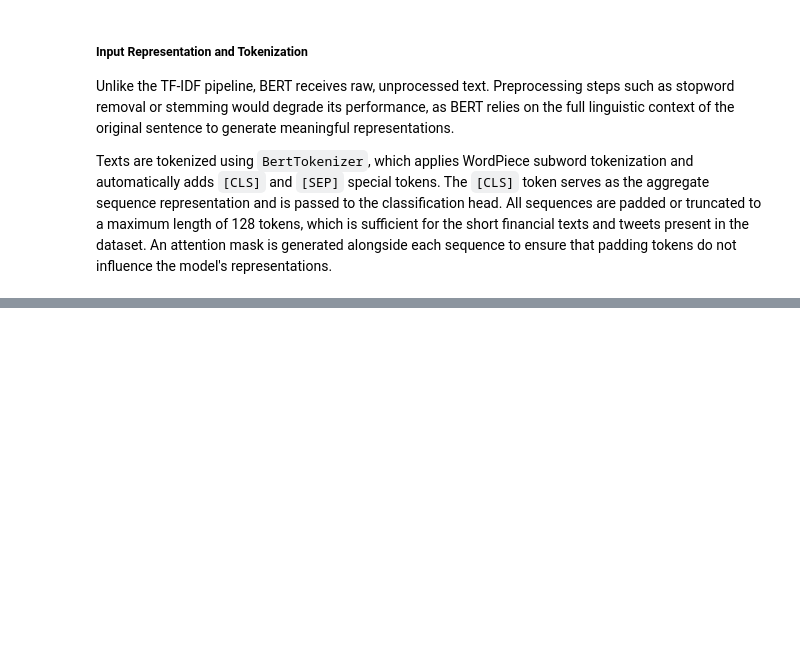
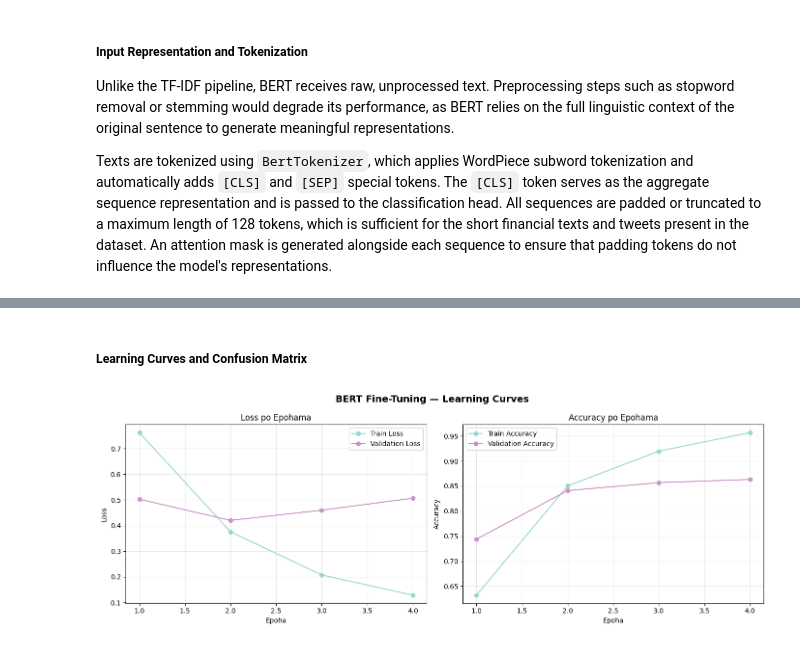
Before and after one commit to gaga1307/nlp_stock_market, a Jupyter notebook: 01_sentiment_analysis.ipynb, the cells around one changed output, grey strips where cells are left out. Saved outputs shown, nothing was run; the diff lists cells and outputs as text; code cells hidden in the pictures; blank space fills up the shorter version.

```diff
--- a/01_sentiment_analysis.ipynb
+++ b/01_sentiment_analysis.ipynb
@@ -1149,12 +1202,11 @@ test_dataset  = SentimentDataset(test_encodings,  test_labels)
 # %%
-# DataLoader splits the dataset into batches of size BATCH_SIZE.
-# shuffle=True randomizes the order of training examples at each epoch
-# to prevent the model from learning patterns based on sample ordering.
-# shuffle=False for the test set to preserve alignment between predictions and true labels
-
+# shuffle=True randomizes the order of training examples at each epoch to prevent the model from learning patterns based on sample ordering.
+# shuffle=False for validation and test sets to preserve alignment between predictions and true labels
 train_loader = DataLoader(train_dataset, batch_size=BATCH_SIZE, shuffle=True)
+val_loader   = DataLoader(val_dataset, batch_size=BATCH_SIZE, shuffle=False)
 test_loader  = DataLoader(test_dataset,  batch_size=BATCH_SIZE, shuffle=False)
 
-print(f"\nTrain batches: {len(train_loader)}")
+print(f"Train batches: {len(train_loader)}")
+print(f"Validation batches: {len(val_loader)}")
 print(f"Test batches:  {len(test_loader)}")
 # %% [output]
@@ -1271,6 +1320,6 @@ Warmup koraka:  168
 # %%
 def train_epoch(model, loader, optimizer, scheduler, loss_fn):
-    """One epochs — reutrns average loss i accuracy."""
+    """One training epoch — reutrns average loss i accuracy."""
     model.train()
     total_loss, correct, total = 0, 0, 0
 
@@ -1303,7 +1352,7 @@ def train_epoch(model, loader, optimizer, scheduler, loss_fn):
     return total_loss / len(loader), correct / total
 # %%
 def evaluate(model, loader, loss_fn):
-    """Evaluation on test set — returns loss, accuracy, prediction."""
+    """Evaluation on evaluation set — returns loss, accuracy, prediction."""
     model.eval()
     total_loss, correct, total = 0, 0, 0
     all_preds, all_labels      = [], []
@@ -1335,7 +1384,7 @@ Folderi kreirani!
 # %%
 history = {
-    'train_loss': [], 'train_acc': [],
-    'test_loss':  [], 'test_acc':  []
+    "train_loss": [], "train_acc": [],
+    "val_loss": [], "val_acc": []
 }
 
 best_f1    = 0.0
@@ -1348,21 +1397,19 @@ for epoch in range(1, EPOCHS + 1):
     train_loss, train_acc = train_epoch(
         model, train_loader, optimizer, scheduler, loss_fn
     )
-    test_loss, test_acc, test_preds, test_true = evaluate(
-        model, test_loader, loss_fn
+    val_loss, val_acc, val_preds, val_true = evaluate(
+        model, val_loader, loss_fn
     )
 
     history['train_loss'].append(train_loss)
     history['train_acc'].append(train_acc)
-    history['test_loss'].append(test_loss)
-    history['test_acc'].append(test_acc)
+    history["val_loss"].append(val_loss)
+    history["val_acc"].append(val_acc)
 
-
-    from sklearn.metrics import f1_score
-    current_f1 = f1_score(test_true, test_preds, average='macro')
+    current_f1 = f1_score(val_true, val_preds, average="macro")
 
     print(f"\nTrain Loss: {train_loss:.4f} | Train Acc: {train_acc:.4f}")
-    print(f"Test  Loss: {test_loss:.4f} | Test  Acc: {test_acc:.4f}")
+    print(f"Validation Loss: {val_loss:.4f} | Validation  Acc: {val_acc:.4f}")
     print(f"Macro F1:   {current_f1:.4f}")
 
     # Save best model
@@ -1414,31 +1477,35 @@ print(classification_report(
+# %% [markdown]
+##### Learning Curves and Confusion Matrix
 # %%
 fig, axes = plt.subplots(1, 2, figsize=(14, 5))
 
 epochs_range = range(1, EPOCHS + 1)
 
 # Loss
-axes[0].plot(epochs_range, history['train_loss'], 'o-', label='Train Loss')
-axes[0].plot(epochs_range, history['test_loss'],  'o-', label='Test Loss')
+axes[0].plot(epochs_range, history['train_loss'], 'o-', label='Train Loss',color="#99d8c9")
+axes[0].plot(epochs_range, history['val_loss'], 'o-', label='Validation Loss',color='#c994c7')
 axes[0].set_title('Loss po Epohama')
 axes[0].set_xlabel('Epoha')
 axes[0].set_ylabel('Loss')
 axes[0].legend()
 axes[0].grid(True, alpha=0.3)
 
 # Accuracy
-axes[1].plot(epochs_range, history['train_acc'], 'o-', label='Train Accuracy')
-axes[1].plot(epochs_range, history['test_acc'],  'o-', label='Test Accuracy')
+axes[1].plot(epochs_range, history['train_acc'], 'o-', label='Train Accuracy',color="#99d8c9")
+axes[1].plot(epochs_range, history['val_acc'],  'o-', label='Validation Accuracy',color='#c994c7')
 axes[1].set_title('Accuracy po Epohama')
 axes[1].set_xlabel('Epoha')
 axes[1].set_ylabel('Accuracy')
 axes[1].legend()
 axes[1].grid(True, alpha=0.3)
 
 plt.suptitle('BERT Fine-Tuning — Learning Curves', fontsize=14, fontweight='bold')
 plt.tight_layout()
 plt.savefig('/content/drive/MyDrive/diplomski/plots/bert_learning_curves.png',
             dpi=150, bbox_inches='tight')
 plt.show()
+# %% [output]
+[figure, added]
 # %%
 cm = confusion_matrix(
     true_labels_str,
```
Also changed, not shown: parts of 38 cells of this notebook.
